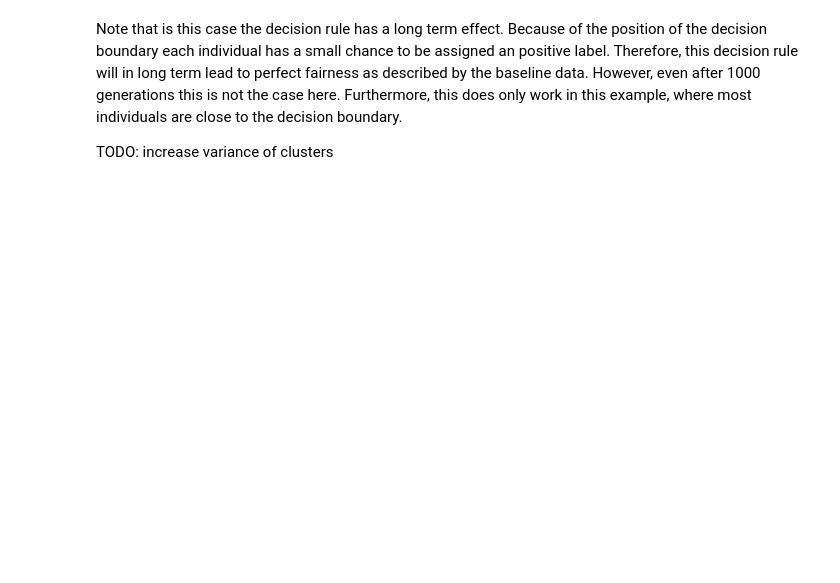
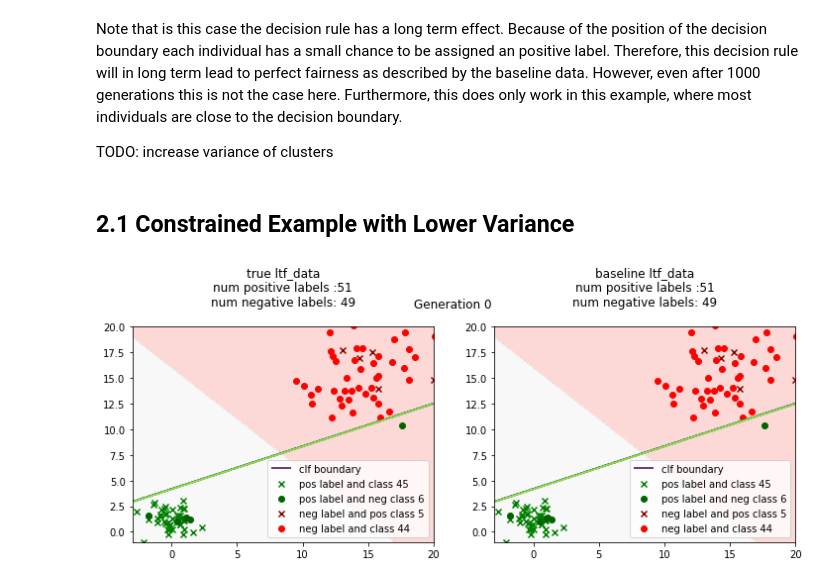
Before and after one commit to danilobr94/dynamic-aif-framework, a Jupyter notebook: examples/2_2_individual_data_generation.ipynb, the cells around one changed output. Drawn from its saved outputs; the diff is of its cells as text; code cells hidden in the pictures; blank space fills up the shorter version.

Commit message:
Added constrained and low variance example

```diff
--- a/examples/2_2_individual_data_generation.ipynb
+++ b/examples/2_2_individual_data_generation.ipynb
@@ -124,3 +124,20 @@ l.plot_generation()
 Note that is this case the decision rule has a long term effect. Because of the position of the decision boundary each individual has a small chance to be assigned an positive label. Therefore, this decision rule will in long term lead to perfect fairness as described by the baseline data. However, even after 1000 generations this is not the case here. Furthermore, this does only work in this example, where most individuals are close to the decision boundary.
 
 TODO: increase variance of clusters
+# %% [markdown]
+## 2.1 Constrained Example with Lower Variance
+# %%
+generator = IndDataGen(mean_pos=[0, 1],
+                       mean_neg=[15, 16],
+                       cov_neg= [[6, 0],[0, 7]],
+                       num_positive_label=50,
+                       num_negative_label=50,
+                       discrimination_factor=.9,
+                       local_variance=[[0.001, 0], [0, 0.001]])
+
+l = LongTermFairnessPlot(generator, clf, metric.metric, x_lim=[-3, 20], y_lim=[-1, 20])
+# %%
+l.init_data()
+l.plot_generation()
+# %% [output]
+[figure, added]
```
Also changed, not shown: parts of 12 cells of this notebook, 1 other file.
